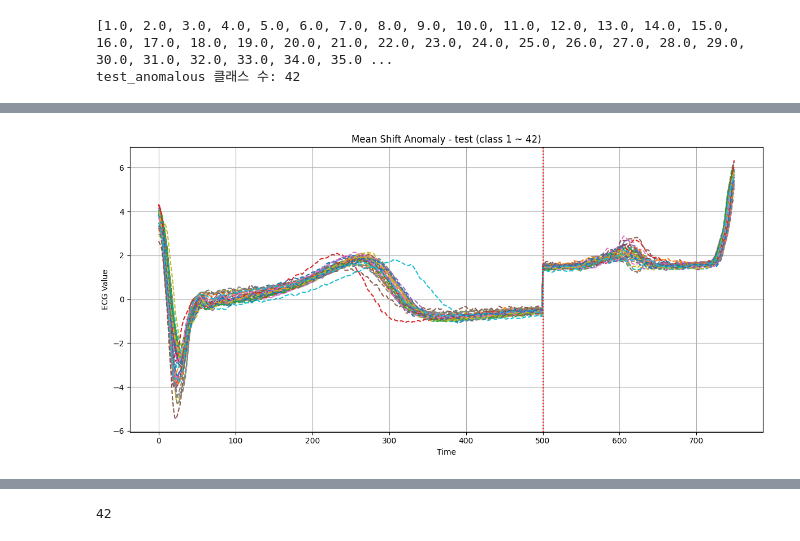
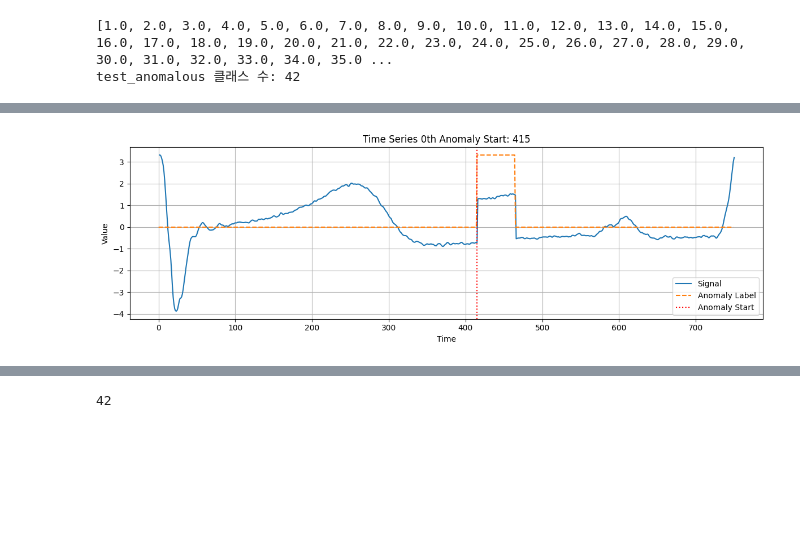
Before and after one commit to Minjee-Seo/AnomalyDiT, a Jupyter notebook: Dataset/ECG.ipynb, the cells around one changed output, grey strips where cells are left out. Drawn from its saved outputs; the diff is of its cells as text; code cells hidden in the pictures; blank space fills up the shorter version.

```diff
--- a/Dataset/ECG.ipynb
+++ b/Dataset/ECG.ipynb
@@ -50,19 +50,37 @@ train_combined 클래스 수: 42
 [1, 2, 3, 4, 5, 6, 7, 8, 9, 10, 11, 12, 13, 14, 15, 16, 17, 18, 19, 20, 21, 22, 23, 24, 25, 26, 27, 28, 29, 30, 31, 32, 33, 34, 35, 36, 37, 38, 39, 40, 41, 42]
 test_combined 클래스 수: 42
 # %%
-def inject_mean_shift(df, start=500, delta=2.0):
+def inject_transient_mean_shift_with_labels(df, min_start=400, max_start=650, window=50, delta=2.0):
     """
-    시계열 x에 평균을 변화시키는 이상치 삽입
-    start 시점부터 값을 delta만큼 증가시킴
+    각 시계열에 대해 일시적(mean shift) 이상을 무작위로 삽입하고
+    시점별 이상 라벨을 생성함.
+
+    반환값:
+    - 변경된 시계열 데이터 DataFrame
+    - 시점별 이상 라벨 (0=정상, 1=이상), shape=(N, T)
+    - 이상 시작 시점 리스트
     """
     labels = df.iloc[:, 0].copy()
     series = df.iloc[:, 1:].copy().values
-    series[:, start:] += delta
+    num_samples, T = series.shape
+
+    # 시점별 이상 라벨 (0 or 1)
+    anomaly_labels = np.zeros_like(series)
+    anomaly_starts = []
+
+    for i in range(num_samples):
+        # 랜덤한 이상 시작 시점 선택
+        shift_start = np.random.randint(min_start, max_start)
+        shift_end = min(shift_start + window, T)
+        series[i, shift_start:shift_end] += delta
+        anomaly_labels[i, shift_start:shift_end] = 1
+        anomaly_starts.append(shift_start)
+
     df_anom = pd.DataFrame(np.column_stack([labels, series]))
-    return df_anom
+    return df_anom, anomaly_labels, anomaly_starts
 # %%
 # 이상치 포함 데이터 생성
-test_anomalous = inject_mean_shift(test_combined)
+test_anomalous, point_labels, anomaly_starts = inject_transient_mean_shift_with_labels(test_combined)
 # %%
 print(sorted(test_anomalous[0].unique()))
 print("test_anomalous 클래스 수:", len(test_anomalous[0].unique()))
@@ -134,16 +89,0 @@ plt.show()
-# %%
-# 시각화
-plt.figure(figsize=(12, 6))
-for i in range(41):
-    plt.plot(test_series[i], label=f'Class {test_labels[i]} Anomaly', linestyle='--')
-
-plt.axvline(500, color='red', linestyle=':', label='Anomaly Start')
-plt.title('Mean Shift Anomaly - test (class 1 ~ 42)')
-plt.xlabel('Time')
-plt.ylabel('ECG Value')
-# plt.legend(loc='upper right', ncol=2)
-plt.grid(True)
-plt.tight_layout()
-plt.show()
-# %% [output]
-[figure, removed]
@@ -156,0 +90,17 @@ test_anomalous.to_csv(test_save_path, index=False, header=False)
+# %%
+import matplotlib.pyplot as plt
+
+plt.figure(figsize=(12, 4))
+i = 0  # 예시 시계열 인덱스
+plt.plot(test_anomalous.iloc[i, 1:], label="Signal")
+plt.plot(point_labels[i] * np.max(test_anomalous.iloc[i, 1:]), label="Anomaly Label", linestyle='--')
+plt.axvline(anomaly_starts[i], color='red', linestyle=':', label='Anomaly Start')
+plt.title(f"Time Series {i}th Anomaly Start: {anomaly_starts[i]}")
+plt.xlabel("Time")
+plt.ylabel("Value")
+plt.legend()
+plt.grid(True)
+plt.tight_layout()
+plt.show()
+# %% [output]
+[figure, added]
```
Also changed, not shown: parts of 12 cells of this notebook, 2 other files.
